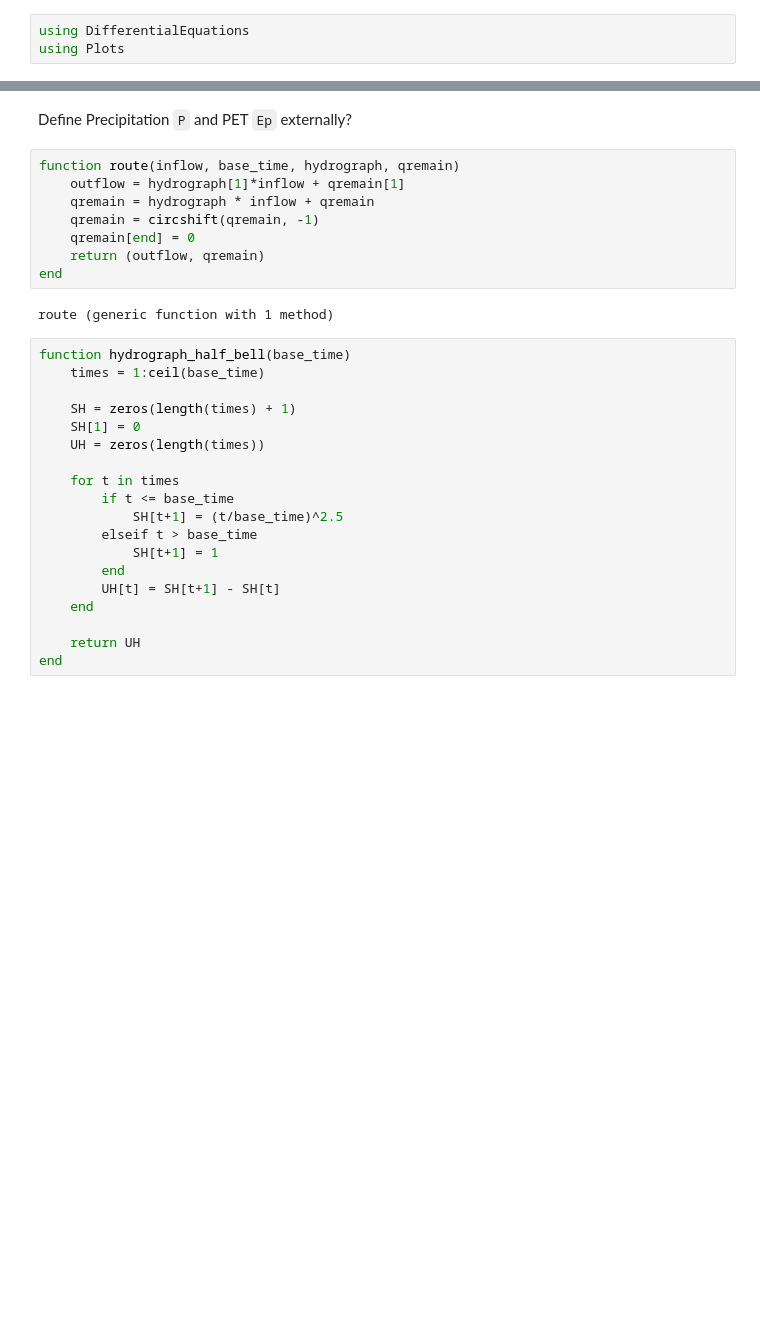
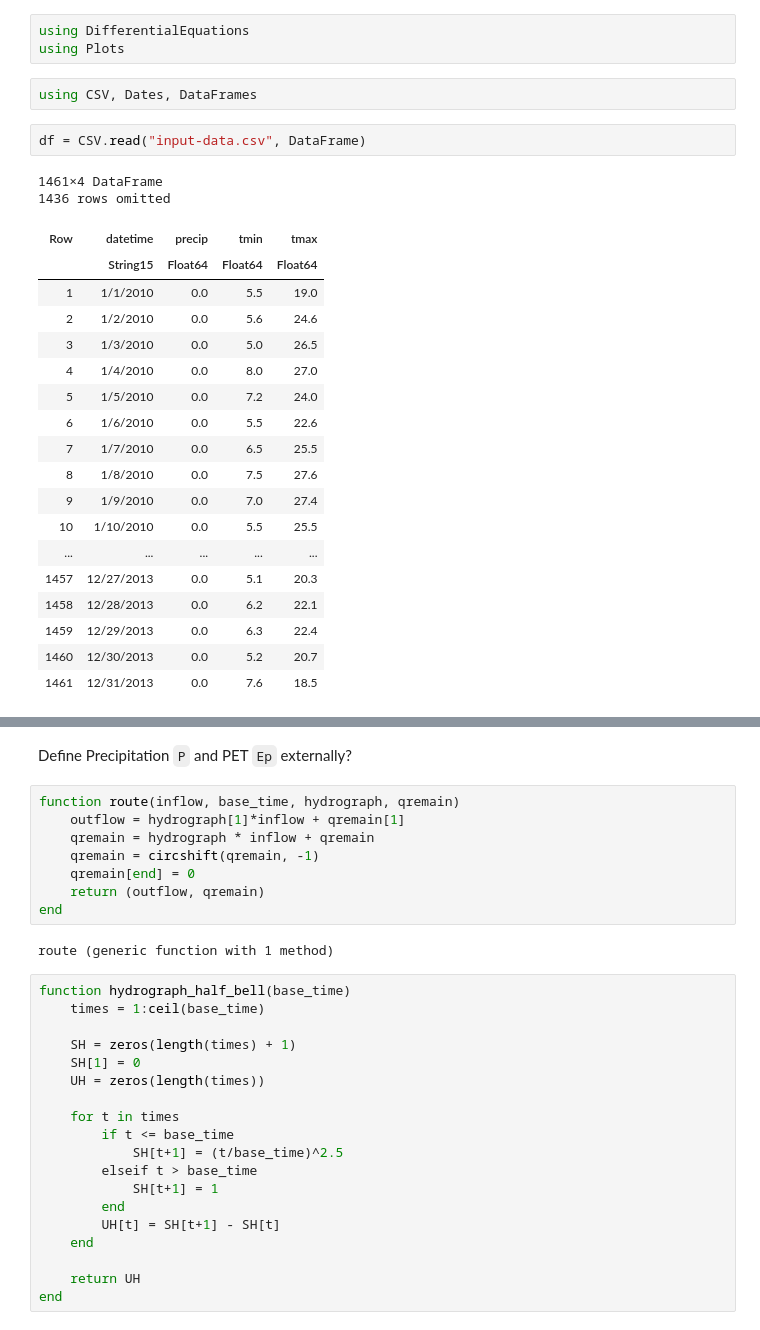
Before and after one commit to nkalauni/HimSim.jl, a Jupyter notebook: chepekhola-catchment/julia-codes/gr4j-test.ipynb, the cells around one changed output, grey strips where cells are left out. Cells and saved outputs as stored; diff of their text form; blank space fills up the shorter version.

```diff
--- a/chepekhola-catchment/julia-codes/gr4j-test.ipynb
+++ b/chepekhola-catchment/julia-codes/gr4j-test.ipynb
@@ -1,3 +1,28 @@
 # %%
 using DifferentialEquations
 using Plots
+# %%
+using CSV, Dates, DataFrames
+# %%
+df = CSV.read("input-data.csv", DataFrame)
+# %% [output]
+1461×4 DataFrame
+1436 rows omitted
+| Row | datetime | precip | tmin | tmax |
+|  | String15 | Float64 | Float64 | Float64 |
+| 1 | 1/1/2010 | 0.0 | 5.5 | 19.0 |
+| 2 | 1/2/2010 | 0.0 | 5.6 | 24.6 |
+| 3 | 1/3/2010 | 0.0 | 5.0 | 26.5 |
+| 4 | 1/4/2010 | 0.0 | 8.0 | 27.0 |
+| 5 | 1/5/2010 | 0.0 | 7.2 | 24.0 |
+| 6 | 1/6/2010 | 0.0 | 5.5 | 22.6 |
+| 7 | 1/7/2010 | 0.0 | 6.5 | 25.5 |
+| 8 | 1/8/2010 | 0.0 | 7.5 | 27.6 |
+| 9 | 1/9/2010 | 0.0 | 7.0 | 27.4 |
+| 10 | 1/10/2010 | 0.0 | 5.5 | 25.5 |
+| ... | ... | ... | ... | ... |
+| 1457 | 12/27/2013 | 0.0 | 5.1 | 20.3 |
+| 1458 | 12/28/2013 | 0.0 | 6.2 | 22.1 |
+| 1459 | 12/29/2013 | 0.0 | 6.3 | 22.4 |
+| 1460 | 12/30/2013 | 0.0 | 5.2 | 20.7 |
+| 1461 | 12/31/2013 | 0.0 | 7.6 | 18.5 |
```
Also changed, not shown: parts of 2 cells of this notebook, 3 other files.
